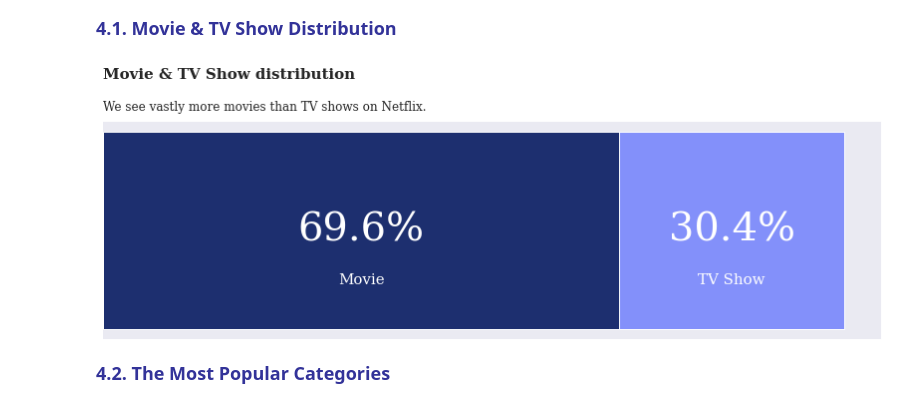
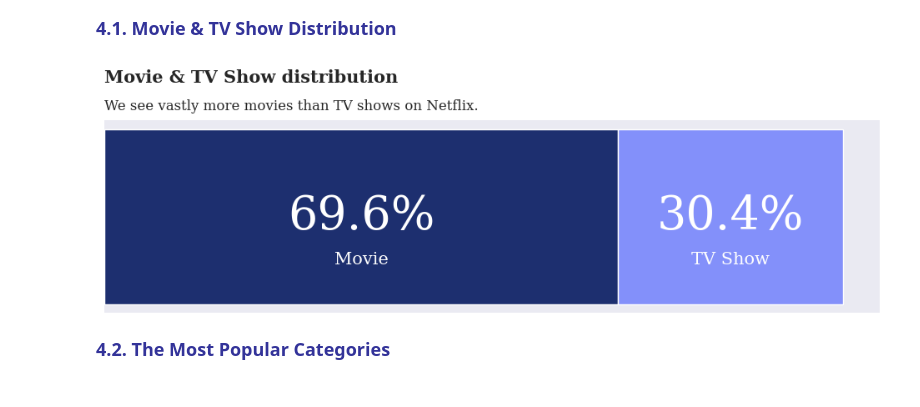
Before and after one commit to felicebenita/felicebtan.github.io, a Jupyter notebook: jupyter-notebook/netflix-eda-visualization.ipynb, the cells around one changed output. Cells and saved outputs as stored; diff of their text form; code cells hidden in the pictures.

```diff
--- a/jupyter-notebook/netflix-eda-visualization.ipynb
+++ b/jupyter-notebook/netflix-eda-visualization.ipynb
@@ -17,6 +16,6 @@ from wordcloud import WordCloud
 # %%
 # Reading data
-df = pd.read_csv('../input/netflix-shows/netflix_titles.csv') # Loading data
+df = pd.read_csv('D:/Pedoman/Porto Folios/Netflix Movies and TV Shows/netflix_titles.csv') # Loading data
 df.head() # Displaying the first 5 lines of the dataset
 # %% [output]
 |  | show_id | type | title | director | cast | country | date_added | release_year | rating | duration | ... |
@@ -158,7 +157,7 @@ fields = ['Movie','TV Show']
 colors = ['#1D2F6F', '#8390FA']
 
 # figure and axis
-fig, ax = plt.subplots(1, figsize=(14, 4))
+fig, ax = plt.subplots(1, figsize=(12, 3))
 # plot bars
 left = len(mf_ratio) * [0]
 for idx, name in enumerate(fields):
@@ -169,40 +168,39 @@ ax.set_xticks([])
 ax.set_yticks([])
 
 # movie percentage
 for i in mf_ratio.index:
     ax.annotate(f"{mf_ratio['Movie'][i]}%",
                    xy=(mf_ratio['Movie'][i]/2, i),
-                   va = 'center', ha='center',fontsize=40, fontweight='light', fontfamily='serif',
+                   va = 'center', ha='center', fontsize=40, fontweight='light', fontfamily='serif',
                    color='white')
 
     ax.annotate("Movie",
                    xy=(mf_ratio['Movie'][i]/2, -0.20),
-                   va = 'center', ha='center',fontsize=15, fontweight='light', fontfamily='serif',
+                   va = 'center', ha='center', fontsize=15, fontweight='light', fontfamily='serif',
                    color='white')
 
 for i in mf_ratio.index:
     ax.annotate(f"{mf_ratio['TV Show'][i]}%",
                    xy=(mf_ratio['Movie'][i]+mf_ratio['TV Show'][i]/2, i),
-                   va = 'center', ha='center',fontsize=40, fontweight='light', fontfamily='serif',
+                   va = 'center', ha='center', fontsize=40, fontweight='light', fontfamily='serif',
                    color='white')
     ax.annotate("TV Show",
                    xy=(mf_ratio['Movie'][i]+mf_ratio['TV Show'][i]/2, -0.20),
-                   va = 'center', ha='center',fontsize=15, fontweight='light', fontfamily='serif',
+                   va = 'center', ha='center', fontsize=15, fontweight='light', fontfamily='serif',
                    color='white')
 
 # title, legend, labels
-fig.text(0.125,1.03,'Movie & TV Show distribution', fontfamily='serif',fontsize=15, fontweight='bold')
+fig.text(0.125,1.03,'Movie & TV Show distribution', fontfamily='serif', fontsize=15, fontweight='bold')
 fig.text(0.125,0.92,'We see vastly more movies than TV shows on Netflix.',fontfamily='serif',fontsize=12)
 plt.xlabel(None)
 plt.ylabel(None)
 # remove spines
 for s in ['top', 'left', 'right', 'bottom']:
     ax.spines[s].set_visible(False)
 
-ax.legend().set_visible(False)
 plt.show()
 # %% [output]
-[figure, old version]
+[figure, new version]
 # %% [markdown]
 <span style="padding-left:17px; font-size:18px; color:#339; font-weight:bold">4.2. The Most Popular Categories</span>
 # %% [markdown]
```
Also changed, not shown: parts of 15 cells of this notebook, 2 other files.
